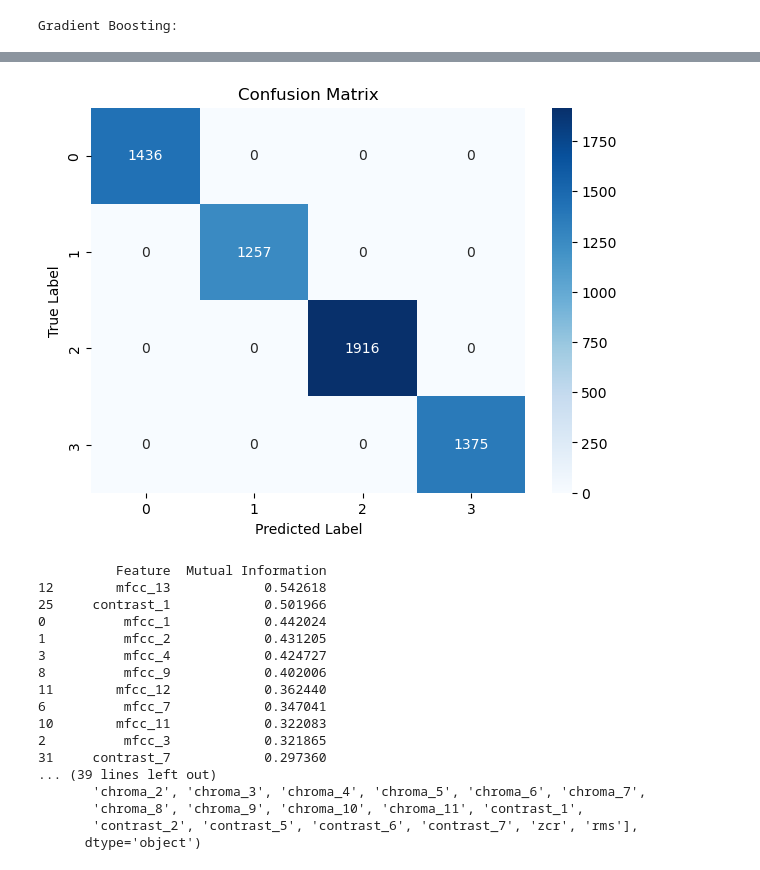
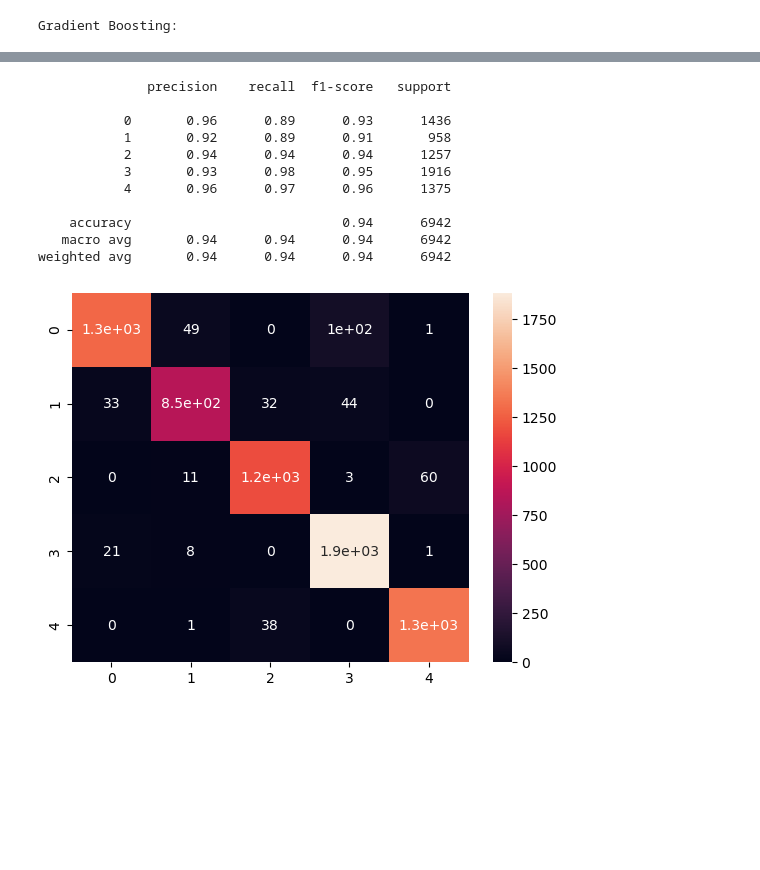
Before and after one commit to DrakeBrewer/speechRecognitionML, a Jupyter notebook: notebooks/speech_rec.ipynb, the cells around one changed output, grey strips where cells are left out. Cells and saved outputs as stored; diff of their text form; code cells hidden in the pictures; blank space fills up the shorter version.

Commit message:
updated notebook + csv + model.py + extractor

```diff
--- a/notebooks/speech_rec.ipynb
+++ b/notebooks/speech_rec.ipynb
@@ -30,9 +30,15 @@ df = pd.read_csv("../data/audio/processed/audio_features.csv")
 # plt.show()
 # %%
 # slplit data into tain/testing + encode speaker names
-x = df.drop(columns="speaker", axis=1)
+x = df.drop(columns=["speaker", "session"], axis=1)
 y = df["speaker"]
 y_encoded = df["speaker"].map({"Drake":0, "Melissa":1, "Lisa":2, "Dan":3, "David":4})
+groups = df["session"]
+
+# auto target encoding?
+# label_encoder = LabelEncoder()
+# y_encoded2 = label_encoder.fit_transform(y)
+# print("Classes:", label_encoder.classes_)
 # %%
 dt_pipe = Pipeline([
     ('scaler', StandardScaler()),
@@ -88,32 +94,30 @@ gb_grid = {
 # print(f"Best Params: {rf_search.best_params_}")
 
 print("Gradient Boosting:")
-gb_search = GridSearchCV(gb_pipe, gb_grid, scoring="f1_macro", cv=5, n_jobs=-1)
-gb_search.fit(x, y_encoded)
+gkfolds = GroupKFold(n_splits=5)
+gb_search = GridSearchCV(gb_pipe, gb_grid, scoring="f1_macro", cv=gkfolds, n_jobs=-1)
+gb_search.fit(x, y_encoded, groups=groups)
 print(f"Best F1 Score: {gb_search.best_score_}")
 print(f"Best Params: {gb_search.best_params_}")
 
 # best model
 gb_model = gb_search.best_estimator_
-y_pred = gb_model.predict(x)
+
 
 # confusion matrix/metric report
-print(classification_report(y_encoded, y_pred))
-cm = confusion_matrix(y_encoded, y_pred)
-plt.figure(figsize=(7,5))
-sns.heatmap(cm, annot=True, fmt="d", cmap="Blues")
-plt.title("Confusion Matrix")
-plt.xlabel("Predicted Label")
-plt.ylabel("True Label")
+y_predictedCV = cross_val_predict(gb_pipe, x, y_encoded, cv=gkfolds, groups=groups, n_jobs=-1)
+print(classification_report(y_encoded, y_predictedCV))
+cmatrix = confusion_matrix(y_encoded, y_predictedCV)
+sns.heatmap(cmatrix, annot=True)
 plt.show()
 
 # correlations:
-mi = mutual_info_classif(x, y_encoded)
+# mi = mutual_info_classif(x, y_encoded)
 
-# Create a DataFrame to view the results
-mi_df = pd.DataFrame({"Feature": x.columns, "Mutual Information": mi})
-mi_df = mi_df.sort_values(by="Mutual Information", ascending=False)
-print(mi_df)
+# # Create a DataFrame to view the results
+# mi_df = pd.DataFrame({"Feature": x.columns, "Mutual Information": mi})
+# mi_df = mi_df.sort_values(by="Mutual Information", ascending=False)
+# print(mi_df)
 
 
 # selected features:
@@ -126,15 +130,11 @@ selected_features = x.columns[selected_indices]
 print("Selected Features:")
 print(selected_features)
 
-selected_features_data = x_train[selected_features]
+top10_selected_feats = selected_features[:10]
+corr_top10 = x[top10_selected_feats].corr()
 
-# Calculate the correlation matrix for selected features
-correlation_matrix = selected_features_data.corr()
-
-# Plot the correlation matrix
-plt.figure(figsize=(20, 15))
-sns.heatmap(correlation_matrix, annot=True, cmap='coolwarm', fmt='.2f', vmin=-1, vmax=1)
-plt.title("Correlation Heatmap of Selected Features")
+plt.figure(figsize=(10,8))
+sns.heatmap(corr_top10, annot=True, cmap='coolwarm')
 plt.show()
 # %% [output]
 Gradient Boosting:
@@ -170,18 +177,12 @@ weighted avg       1.00      1.00      1.00      5984
+              precision    recall  f1-score   support
+
+           0       0.96      0.89      0.93      1436
+           1       0.92      0.89      0.91       958
+           2       0.94      0.94      0.94      1257
+           3       0.93      0.98      0.95      1916
+           4       0.96      0.97      0.96      1375
+
+    accuracy                           0.94      6942
+   macro avg       0.94      0.94      0.94      6942
+weighted avg       0.94      0.94      0.94      6942
-[figure, old version]
+[figure, new version]
-          Feature  Mutual Information
-12        mfcc_13            0.542618
-25     contrast_1            0.501966
-0          mfcc_1            0.442024
-1          mfcc_2            0.431205
-3          mfcc_4            0.424727
-8          mfcc_9            0.402006
-11        mfcc_12            0.362440
-6          mfcc_7            0.347041
-10        mfcc_11            0.322083
-2          mfcc_3            0.321865
-31     contrast_7            0.297360
-... (39 lines left out)
-       'chroma_2', 'chroma_3', 'chroma_4', 'chroma_5', 'chroma_6', 'chroma_7',
-       'chroma_8', 'chroma_9', 'chroma_10', 'chroma_11', 'contrast_1',
-       'contrast_2', 'contrast_5', 'contrast_6', 'contrast_7', 'zcr', 'rms'],
-      dtype='object')
```
Also changed, not shown: parts of 3 cells of this notebook, 5 other files.
